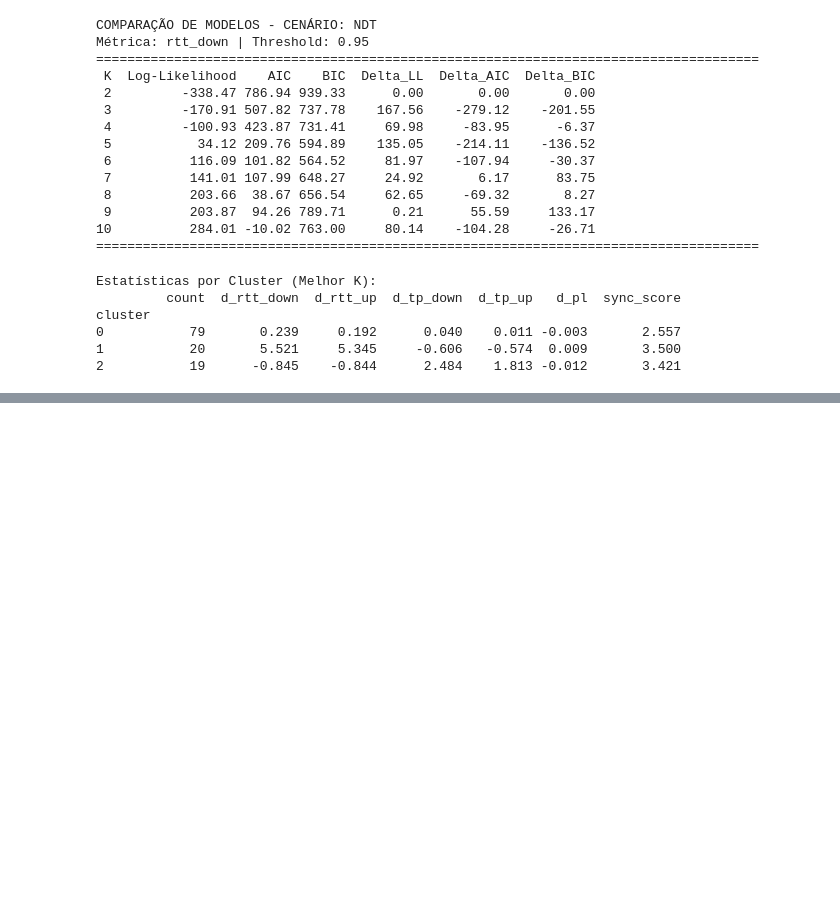
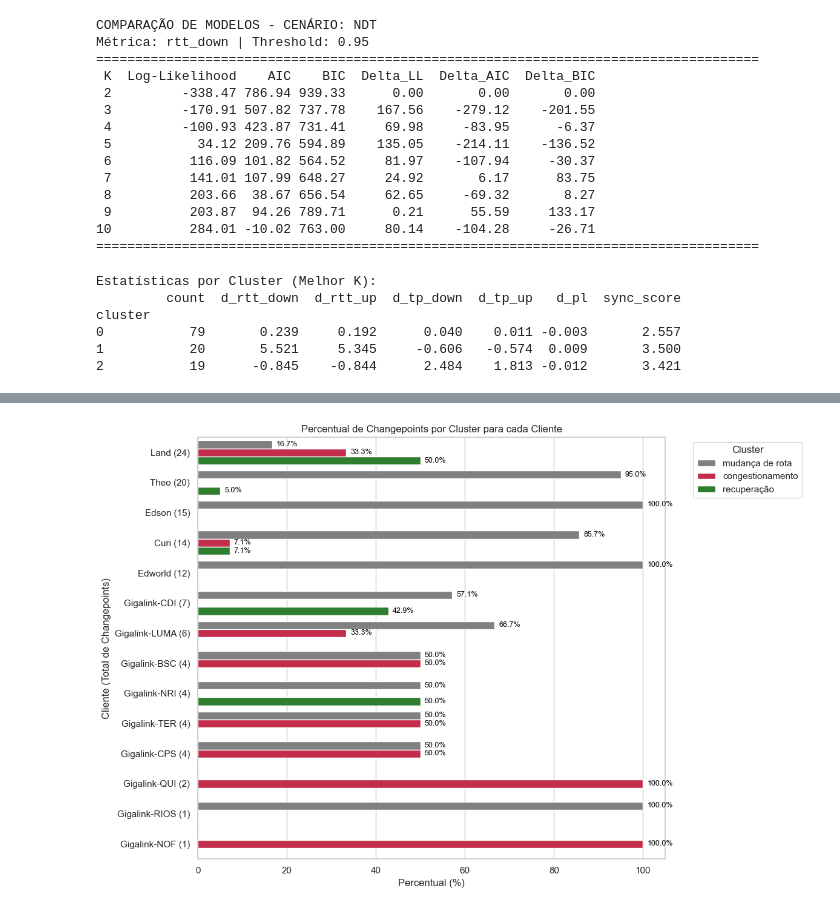
Before and after one commit to lhscaldas/Mestrado, a Jupyter notebook: cluster_analysis.ipynb, the cells around one changed output, grey strips where cells are left out. Drawn from its saved outputs; the diff is of its cells as text; code cells hidden in the pictures; blank space fills up the shorter version.

```diff
--- a/cluster_analysis.ipynb
+++ b/cluster_analysis.ipynb
@@ -157,0 +272,52 @@ for col in feature_cols:
+# %%
+import matplotlib.pyplot as plt
+import seaborn as sns
+import pandas as pd
+
+# Calcula o total de changepoints por cliente e ordena (decrescente)
+client_counts = df_cluster['client'].value_counts()
+sorted_clients = client_counts.index.tolist()
+
+# Calcula o percentual de cada cluster por cliente (a soma por cliente é 100%)
+percent_df = pd.crosstab(df_cluster['client'], df_cluster['cluster'], normalize='index') * 100
+percent_df = percent_df.reset_index().melt(id_vars='client', var_name='cluster', value_name='percentage')
+
+# Cria a nova coluna com o nome do cliente e o total de changepoints
+client_counts_dict = client_counts.to_dict()
+percent_df['client_label'] = percent_df['client'].apply(lambda c: f"{c} ({client_counts_dict[c]})")
+
+# Cria a lista de labels ordenada para usar no gráfico
+sorted_labels = [f"{c} ({client_counts_dict[c]})" for c in sorted_clients]
+
+percent_df['cluster_desc'] = percent_df['cluster'].map(cluster_map)
+
+plt.figure(figsize=(12, 8))
+ax = sns.barplot(
+    data=percent_df,
+    y='client_label',
+    x='percentage',
+    hue='cluster_desc',
+    palette=custom_palette,
+    order=sorted_labels
+)
+
+plt.title('Percentual de Changepoints por Cluster para cada Cliente')
+plt.xlabel('Percentual (%)')
+plt.ylabel('Cliente (Total de Changepoints)')
+plt.legend(title='Cluster', bbox_to_anchor=(1.05, 1), loc='upper left')
+
+# Adiciona os valores em texto na frente de cada barra
+for p in ax.patches:
+    width = p.get_width()
+    if width > 0:
+        ax.annotate(f'{width:.1f}%',
+                    (width, p.get_y() + p.get_height() / 2.),
+                    ha='left', va='center',
+                    fontsize=9, color='black',
+                    xytext=(5, 0),
+                    textcoords='offset points')
+
+plt.tight_layout()
+plt.show()
+# %% [output]
+[figure, added]
```
Also changed, not shown: parts of 7 cells of this notebook.
